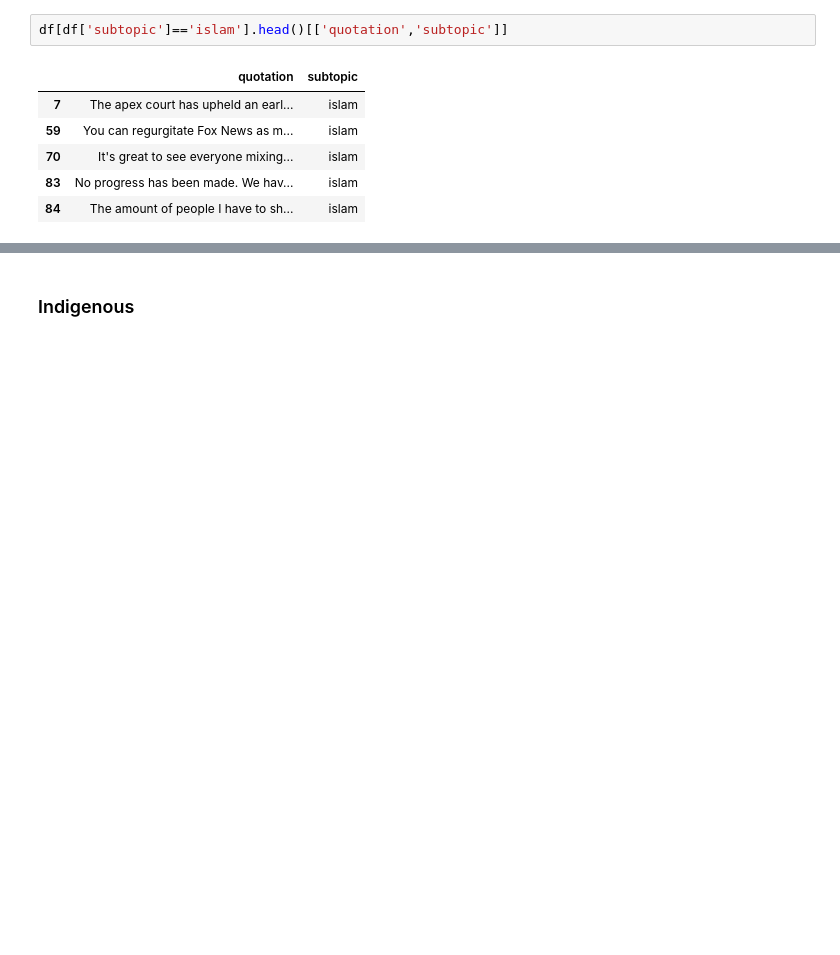
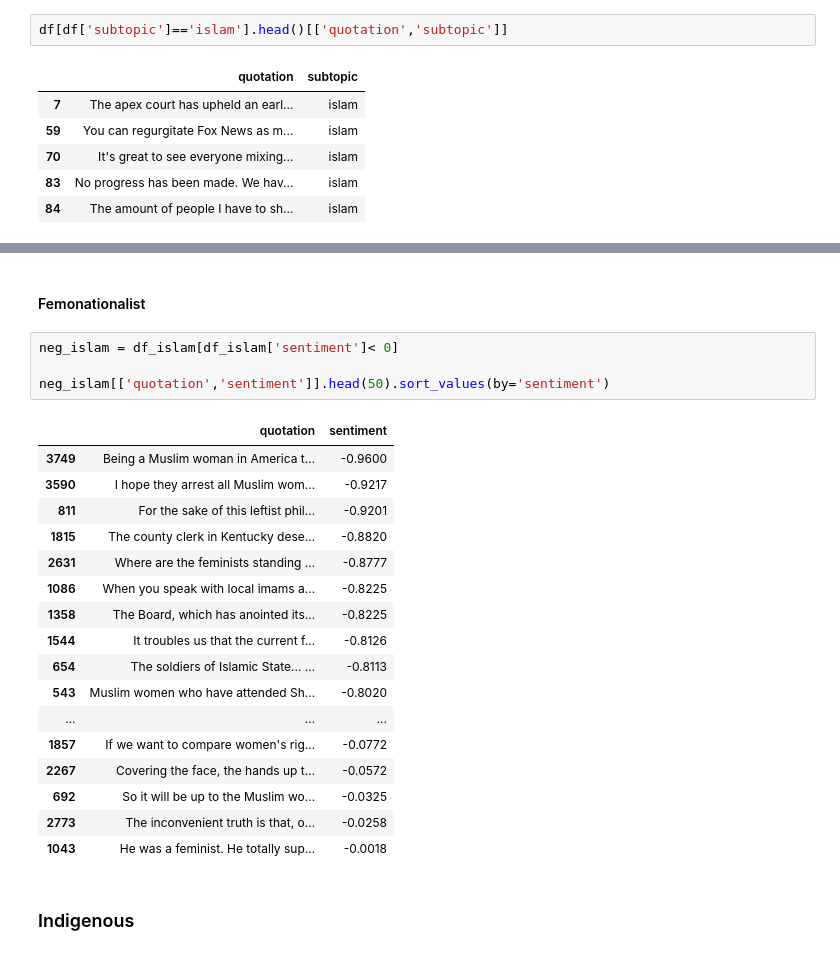
Before and after one commit to epfl-ada/ada-2021-project-concatsanddogs, a Jupyter notebook: Top_to_bottom.ipynb, the cells around one changed output, grey strips where cells are left out. Drawn from its saved outputs; the diff is of its cells as text; blank space fills up the shorter version.

```diff
--- a/Top_to_bottom.ipynb
+++ b/Top_to_bottom.ipynb
@@ -268,3 +290,27 @@ df[df['subtopic']=='islam'].head()[['quotation','subtopic']]
+# %% [markdown]
+#### Femonationalist
+# %%
+neg_islam = df_islam[df_islam['sentiment']< 0]
+
+neg_islam[['quotation','sentiment']].head(50).sort_values(by='sentiment')
+# %% [output]
+|  | quotation | sentiment |
+| 3749 | Being a Muslim woman in America t... | -0.9600 |
+| 3590 | I hope they arrest all Muslim wom... | -0.9217 |
+| 811 | For the sake of this leftist phil... | -0.9201 |
+| 1815 | The county clerk in Kentucky dese... | -0.8820 |
+| 2631 | Where are the feminists standing ... | -0.8777 |
+| 1086 | When you speak with local imams a... | -0.8225 |
+| 1358 | The Board, which has anointed its... | -0.8225 |
+| 1544 | It troubles us that the current f... | -0.8126 |
+| 654 | The soldiers of Islamic State... ... | -0.8113 |
+| 543 | Muslim women who have attended Sh... | -0.8020 |
+| ... | ... | ... |
+| 1857 | If we want to compare women's rig... | -0.0772 |
+| 2267 | Covering the face, the hands up t... | -0.0572 |
+| 692 | So it will be up to the Muslim wo... | -0.0325 |
+| 2773 | The inconvenient truth is that, o... | -0.0258 |
+| 1043 | He was a feminist. He totally sup... | -0.0018 |
 # %% [markdown]
 ### Indigenous
 # %%
```
Also changed, not shown: parts of 5 cells of this notebook.
